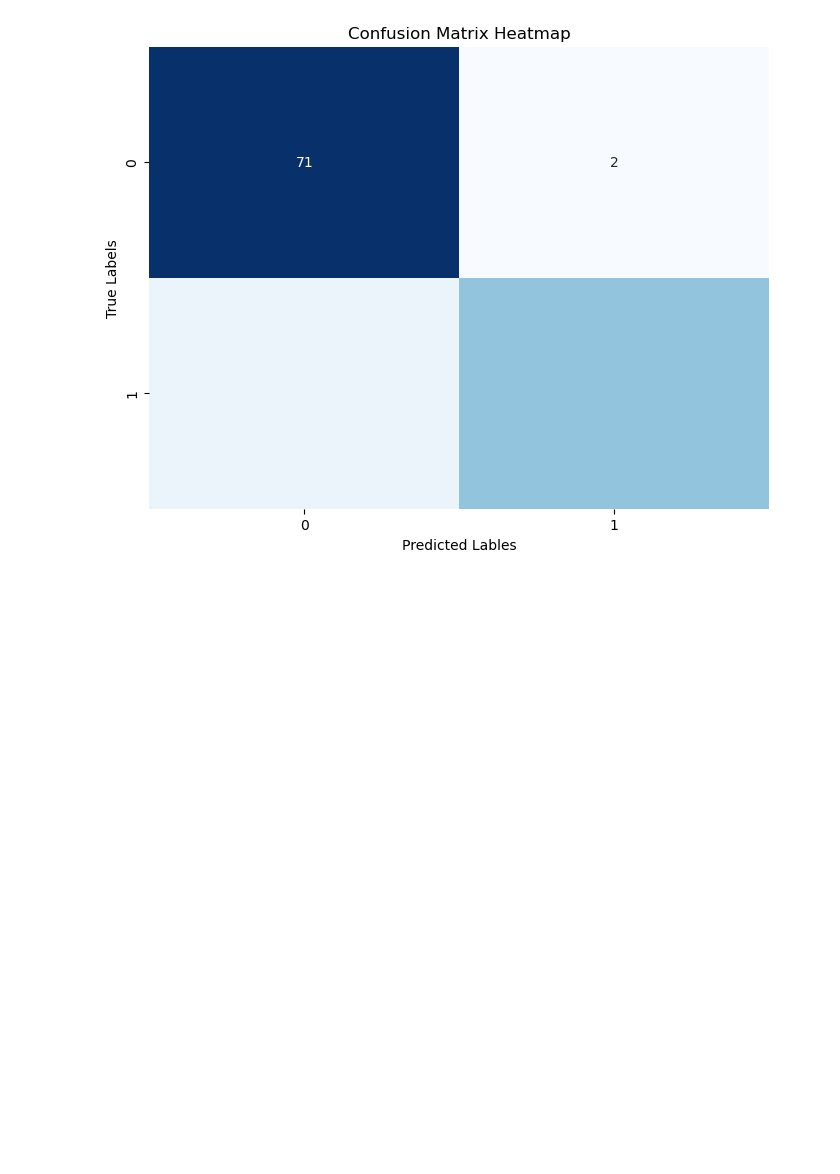
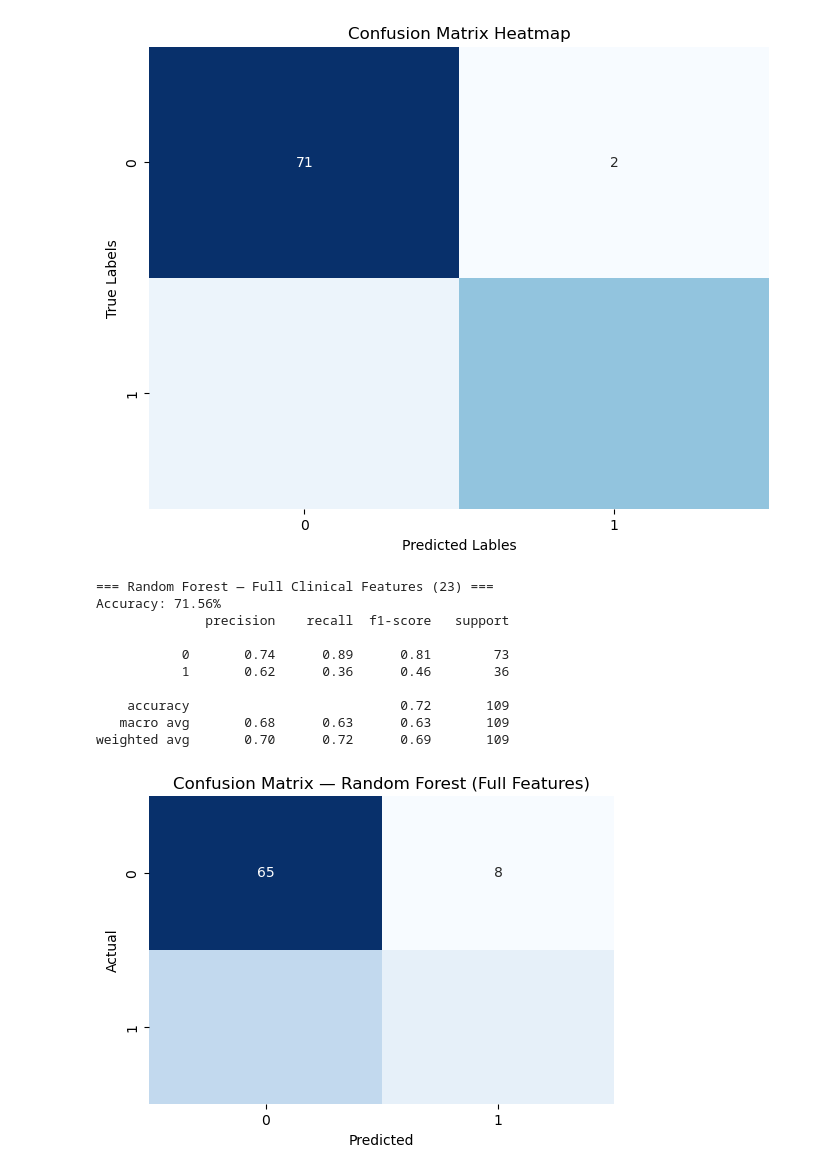
Before and after one commit to Pujakadayat/pcos-detection-ml, a Jupyter notebook: pcos_detection.ipynb, the cells around one changed output. Saved outputs shown, nothing was run; the diff lists cells and outputs as text; code cells hidden in the pictures; blank space fills up the shorter version.

```diff
--- a/pcos_detection.ipynb
+++ b/pcos_detection.ipynb
@@ -441,3 +766,13 @@ Accuracy: 92.66%
    macro avg       0.93      0.90      0.91       109
 weighted avg       0.93      0.93      0.93       109
 [figure]
+# %%
+X2 = df2[cause_features]
+y2 = df2['PCOS (Y/N)']
+
+X2_train, X2_test, y2_train, y2_test = train_test_split(X2,y2,test_size=0.2,stratify=y2,random_state=42)
+
+
+sclaer2= StandardScaler()
+X2_train_scaled = scaler.fit_transform(X2_train)
+X2_test_scaled = scaler.transform(X2_test)
@@ -443,0 +788,29 @@ weighted avg       0.93      0.93      0.93       109
+# %%
+rf2 = RandomForestClassifier(class_weight = 'balanced', random_state=42)
+rf2.fit(X2_train_scaled,y2_train)
+y2_pred = rf2.predict(X2_test_scaled)
+
+print("=== Random Forest — Full Clinical Features (23) ===")
+print(f"Accuracy: {accuracy_score(y2_test, y2_pred)*100:.2f}%")
+print(classification_report(y2_test, y2_pred))
+
+
+conf2 = confusion_matrix(y2_test, y2_pred)
+plt.figure(figsize=(6,4))
+sns.heatmap(conf2, annot=True, fmt='g', cmap='Blues', cbar=False)
+plt.title('Confusion Matrix — Random Forest (Full Features)')
+plt.xlabel('Predicted')
+plt.ylabel('Actual')
+plt.show()
+# %% [output]
+=== Random Forest — Full Clinical Features (23) ===
+Accuracy: 71.56%
+              precision    recall  f1-score   support
+
+           0       0.74      0.89      0.81        73
+           1       0.62      0.36      0.46        36
+
+    accuracy                           0.72       109
+   macro avg       0.68      0.63      0.63       109
+weighted avg       0.70      0.72      0.69       109
+[figure, added]
```
Also changed, not shown: parts of 53 cells of this notebook.
